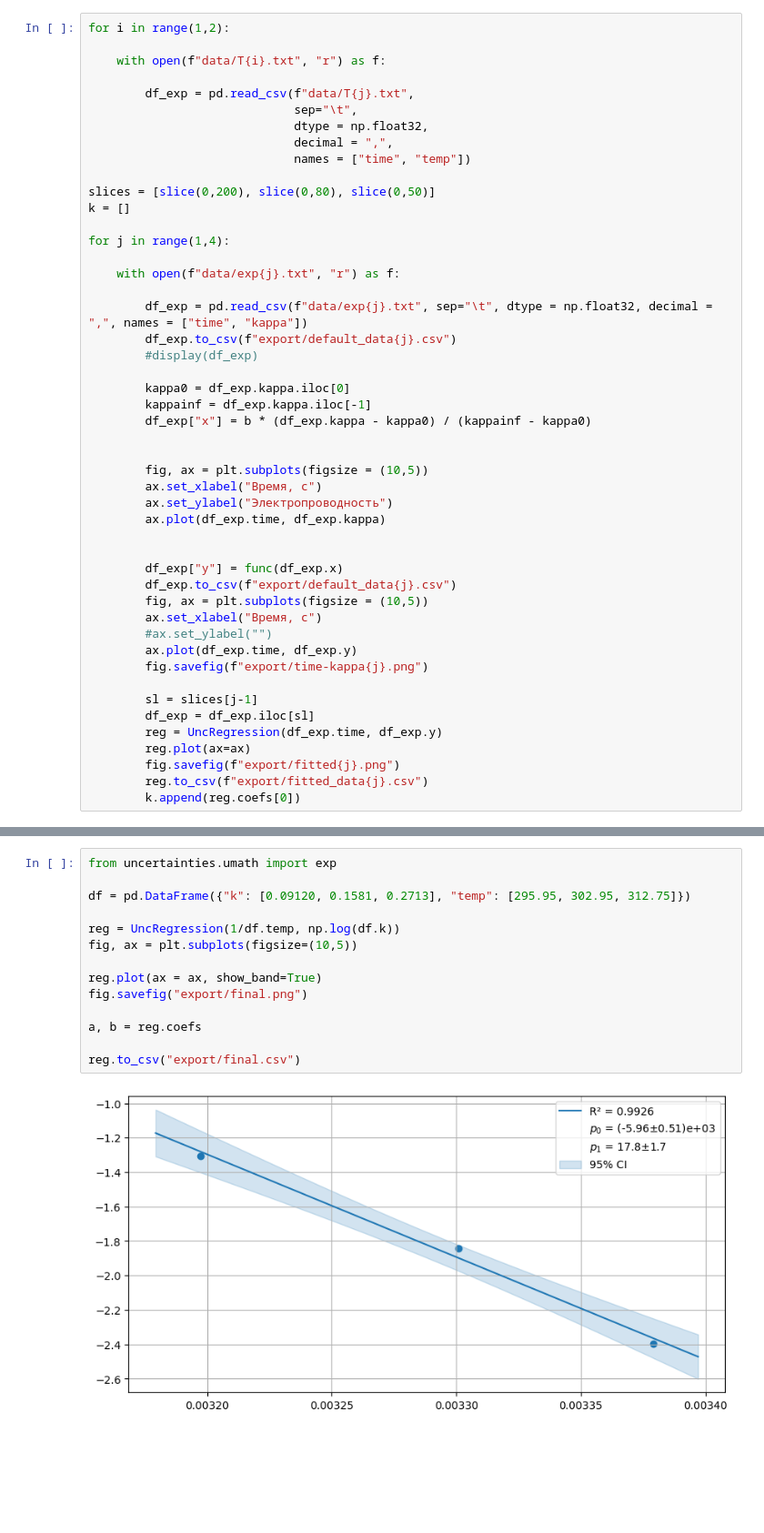
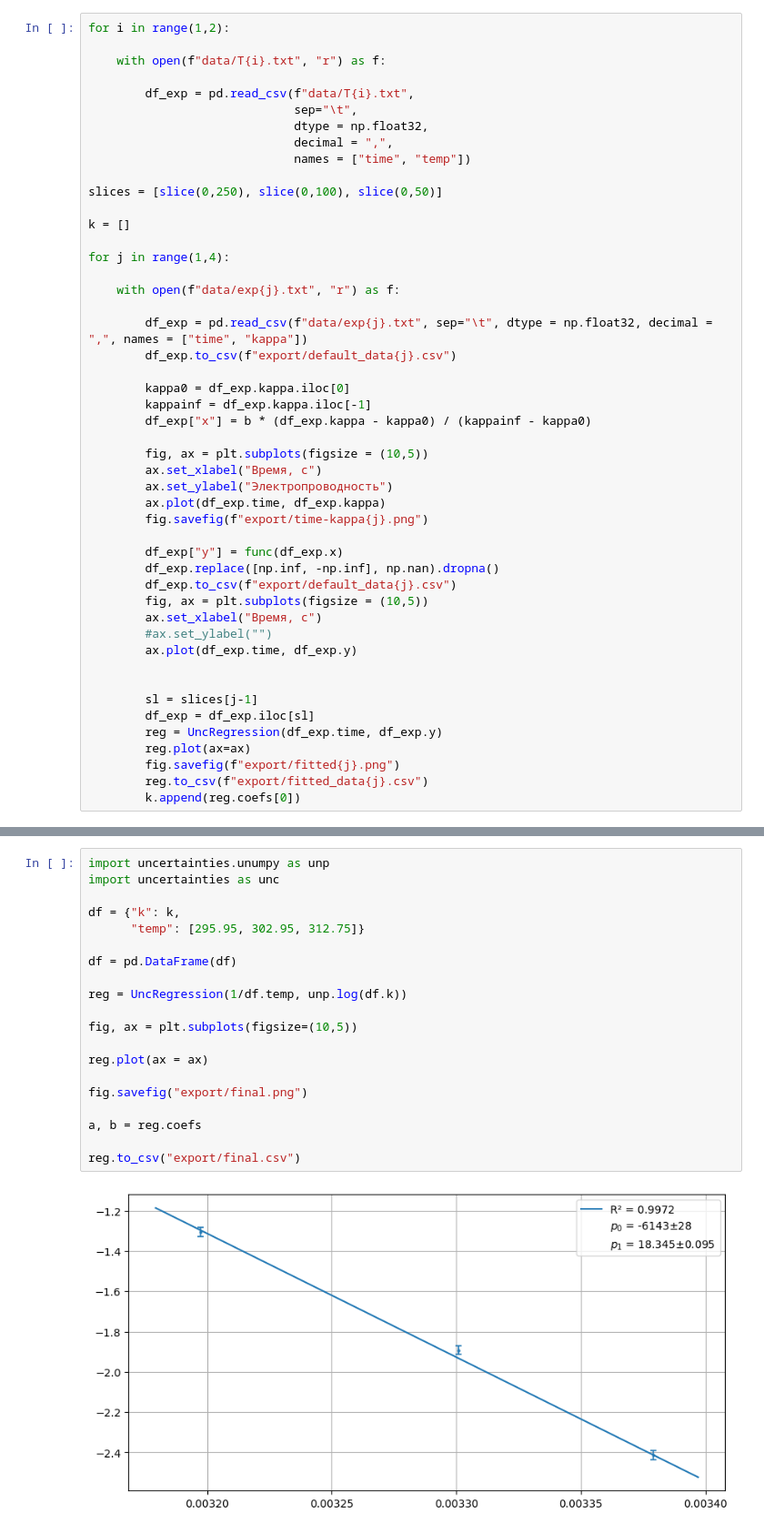
Before and after one commit to yaroslavsavateykin/notebooks, a Jupyter notebook: physha/prak3/prak3.ipynb, the cells around one changed output, grey strips where cells are left out. Shown: that part at 91% size. Saved outputs shown, nothing was run; the diff lists cells and outputs as text; blank space fills up the shorter version.

```diff
--- a/physha/prak3/prak3.ipynb
+++ b/physha/prak3/prak3.ipynb
@@ -21,13 +21,14 @@ for i in range(1,2):
 
     with open(f"data/T{i}.txt", "r") as f:
 
-        df_exp = pd.read_csv(f"data/T{j}.txt",
+        df_exp = pd.read_csv(f"data/T{i}.txt",
                              sep="\t",
                              dtype = np.float32,
                              decimal = ",",
                              names = ["time", "temp"])
 
-slices = [slice(0,200), slice(0,80), slice(0,50)]
+slices = [slice(0,250), slice(0,100), slice(0,50)]
+
 k = []
 
 for j in range(1,4):
@@ -36,26 +37,25 @@ for j in range(1,4):
 
         df_exp = pd.read_csv(f"data/exp{j}.txt", sep="\t", dtype = np.float32, decimal = ",", names = ["time", "kappa"])
         df_exp.to_csv(f"export/default_data{j}.csv")
-        #display(df_exp)
 
         kappa0 = df_exp.kappa.iloc[0]
         kappainf = df_exp.kappa.iloc[-1]
         df_exp["x"] = b * (df_exp.kappa - kappa0) / (kappainf - kappa0)
 
-
         fig, ax = plt.subplots(figsize = (10,5))
         ax.set_xlabel("Время, с")
         ax.set_ylabel("Электропроводность")
         ax.plot(df_exp.time, df_exp.kappa)
-
+        fig.savefig(f"export/time-kappa{j}.png")
 
         df_exp["y"] = func(df_exp.x)
+        df_exp.replace([np.inf, -np.inf], np.nan).dropna()
         df_exp.to_csv(f"export/default_data{j}.csv")
         fig, ax = plt.subplots(figsize = (10,5))
         ax.set_xlabel("Время, с")
         #ax.set_ylabel("")
         ax.plot(df_exp.time, df_exp.y)
-        fig.savefig(f"export/time-kappa{j}.png")
+
 
         sl = slices[j-1]
         df_exp = df_exp.iloc[sl]
@@ -74,16 +70,22 @@ for j in range(1,4):
 # %%
-from uncertainties.umath import exp
+import uncertainties.unumpy as unp
+import uncertainties as unc
 
-df = pd.DataFrame({"k": [0.09120, 0.1581, 0.2713], "temp": [295.95, 302.95, 312.75]})
+df = {"k": k,
+      "temp": [295.95, 302.95, 312.75]}
 
-reg = UncRegression(1/df.temp, np.log(df.k))
+df = pd.DataFrame(df)
+
+reg = UncRegression(1/df.temp, unp.log(df.k))
+
 fig, ax = plt.subplots(figsize=(10,5))
 
-reg.plot(ax = ax, show_band=True)
+reg.plot(ax = ax)
+
 fig.savefig("export/final.png")
 
 a, b = reg.coefs
 
 reg.to_csv("export/final.csv")
 # %% [output]
-[figure, old version]
+[figure, new version]
```
Also changed, not shown: parts of 4 cells of this notebook, 20 other files.
